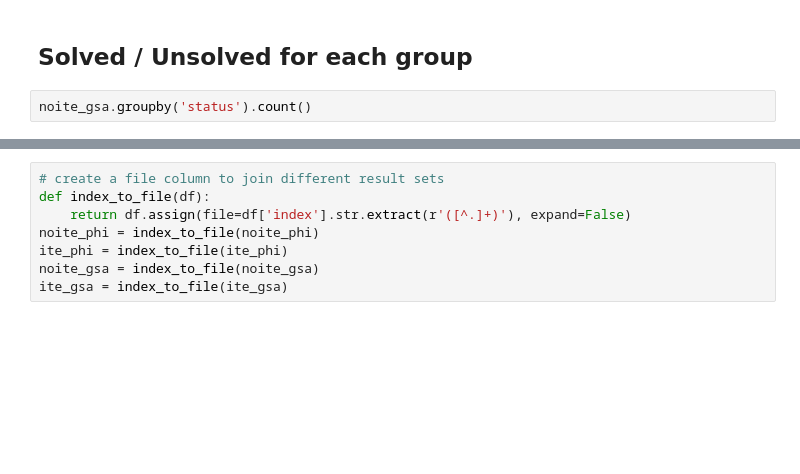
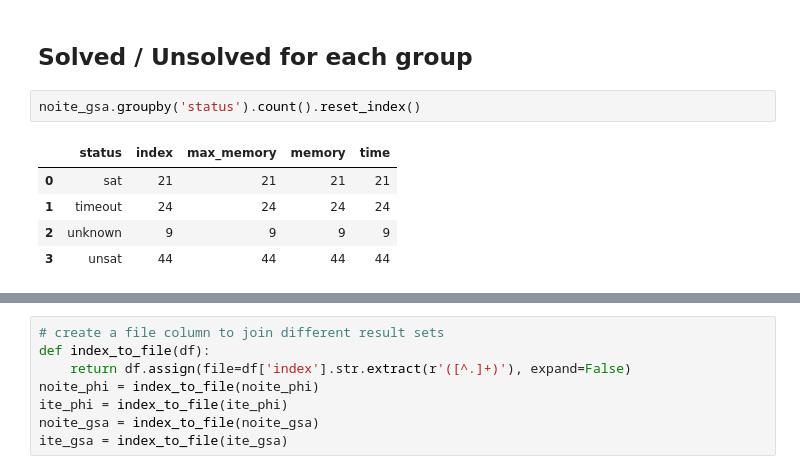
Before and after one commit to agurfinkel/bmc-gsa19, a Jupyter notebook: bmc-z3-data-analysis.ipynb, the cells around one changed output, grey strips where cells are left out. Drawn from its saved outputs; the diff is of its cells as text; blank space fills up the shorter version.

```diff
--- a/bmc-z3-data-analysis.ipynb
+++ b/bmc-z3-data-analysis.ipynb
@@ -40,5 +71,11 @@ noite_phi = flt_index(df, r'\.noite.phi')
 # %% [markdown]
 ## Solved / Unsolved for each group
 # %%
-noite_gsa.groupby('status').count()
+noite_gsa.groupby('status').count().reset_index()
+# %% [output]
+|  | status | index | max_memory | memory | time |
+| 0 | sat | 21 | 21 | 21 | 21 |
+| 1 | timeout | 24 | 24 | 24 | 24 |
+| 2 | unknown | 9 | 9 | 9 | 9 |
+| 3 | unsat | 44 | 44 | 44 | 44 |
 # %%
```
Also changed, not shown: parts of 14 cells of this notebook.
